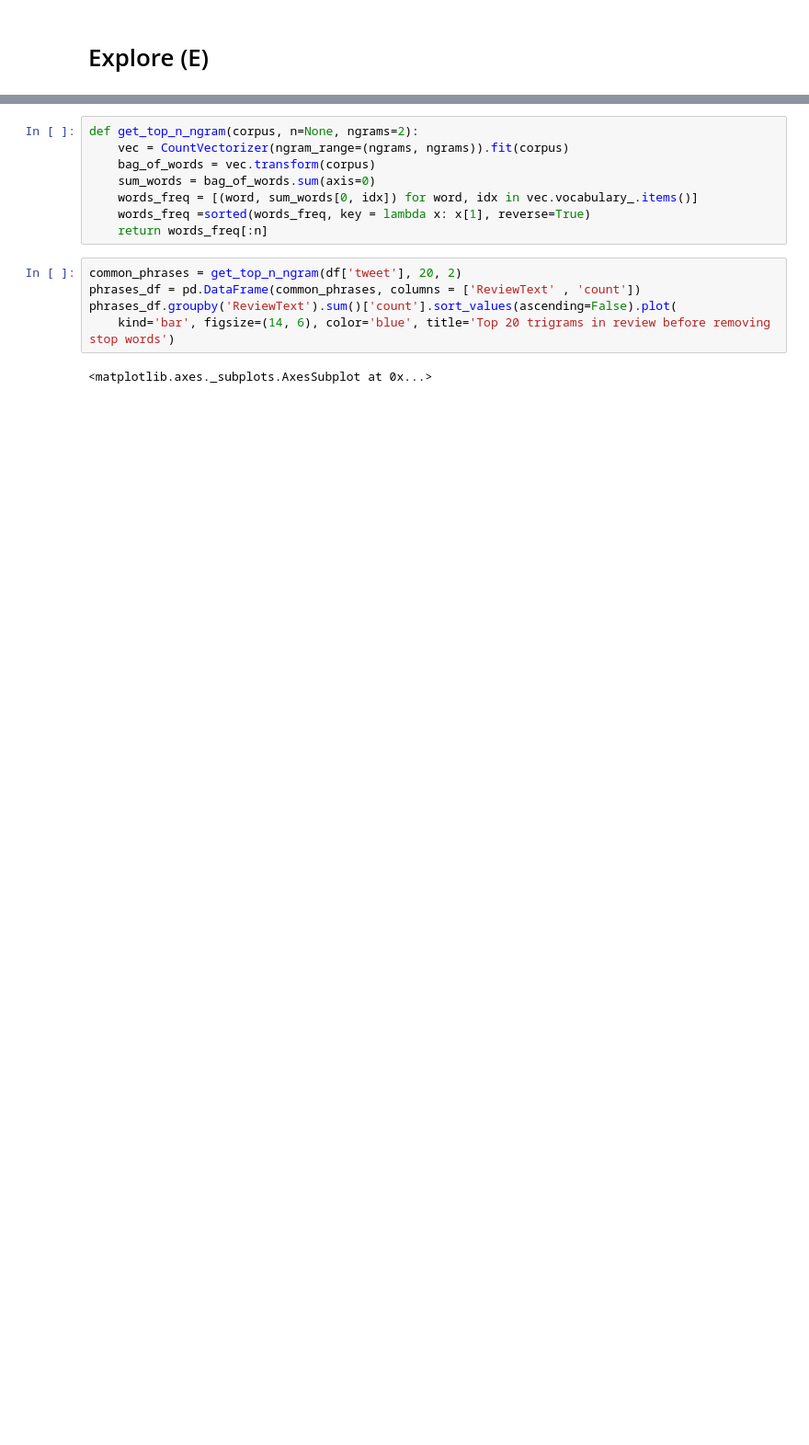
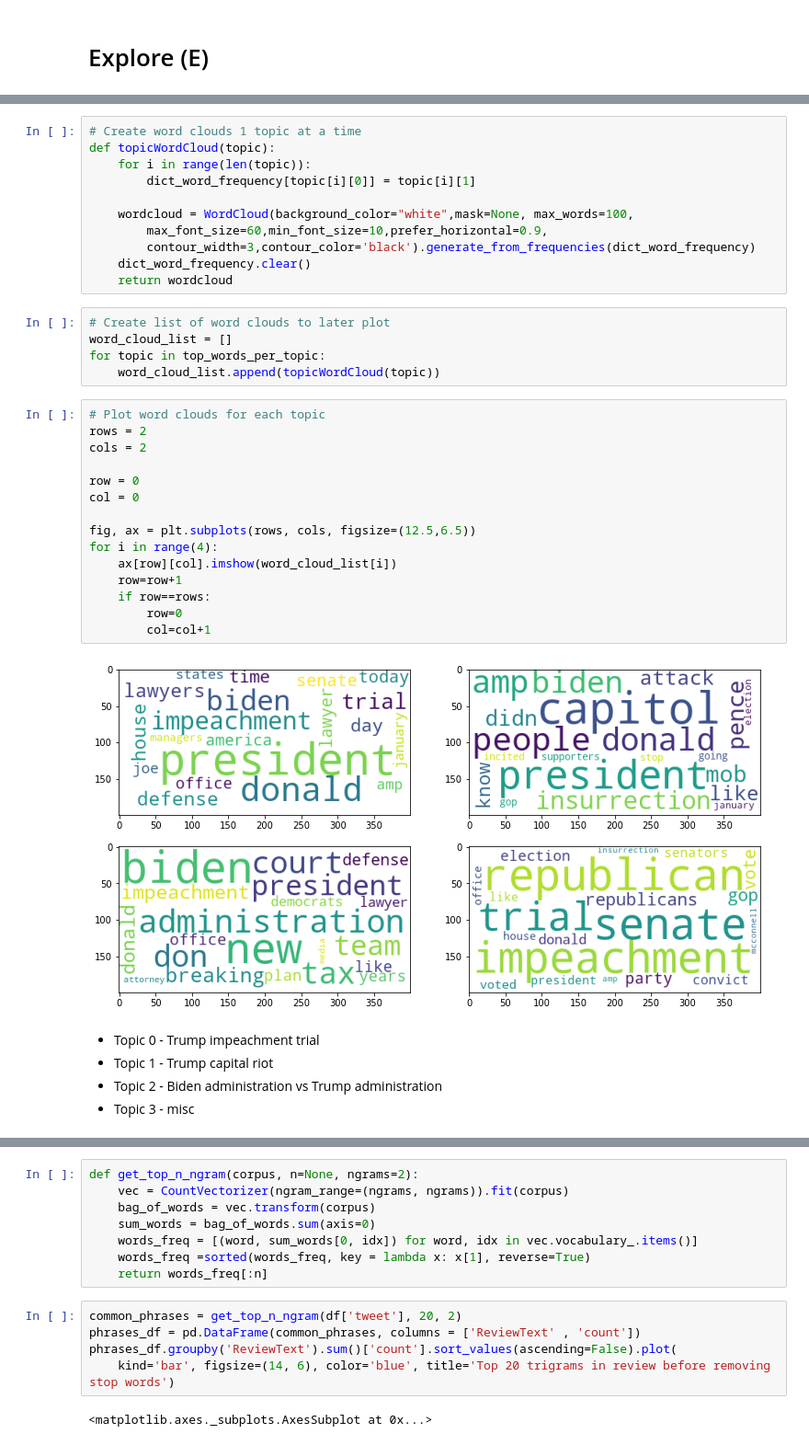
Before and after one commit to jhusney1/Capstone-NLP_Word_Completion, a Jupyter notebook: notebook.ipynb, the cells around one changed output, grey strips where cells are left out. Shown at 92% size. Cells and saved outputs as stored; diff of their text form; blank space fills up the shorter version.

Commit message:
added wordcloud

```diff
--- a/notebook.ipynb
+++ b/notebook.ipynb
@@ -294 +261,39 @@ len(word_list)
+# %%
+# Create word clouds 1 topic at a time
+def topicWordCloud(topic):
+    for i in range(len(topic)):
+        dict_word_frequency[topic[i][0]] = topic[i][1]
+
+    wordcloud = WordCloud(background_color="white",mask=None, max_words=100,
+        max_font_size=60,min_font_size=10,prefer_horizontal=0.9,
+        contour_width=3,contour_color='black').generate_from_frequencies(dict_word_frequency)
+    dict_word_frequency.clear()
+    return wordcloud
+# %%
+# Create list of word clouds to later plot
+word_cloud_list = []
+for topic in top_words_per_topic:
+    word_cloud_list.append(topicWordCloud(topic))
+# %%
+# Plot word clouds for each topic
+rows = 2
+cols = 2
+
+row = 0
+col = 0
+
+fig, ax = plt.subplots(rows, cols, figsize=(12.5,6.5))
+for i in range(4):
+    ax[row][col].imshow(word_cloud_list[i])
+    row=row+1
+    if row==rows:
+        row=0
+        col=col+1
+# %% [output]
+[figure, added]
+# %% [markdown]
+* Topic 0 - Trump impeachment trial
+* Topic 1 - Trump capital riot
+* Topic 2 - Biden administration vs Trump administration
+* Topic 3 - misc
 # %%
```
Also changed, not shown: parts of 46 cells of this notebook, 1 other file.
